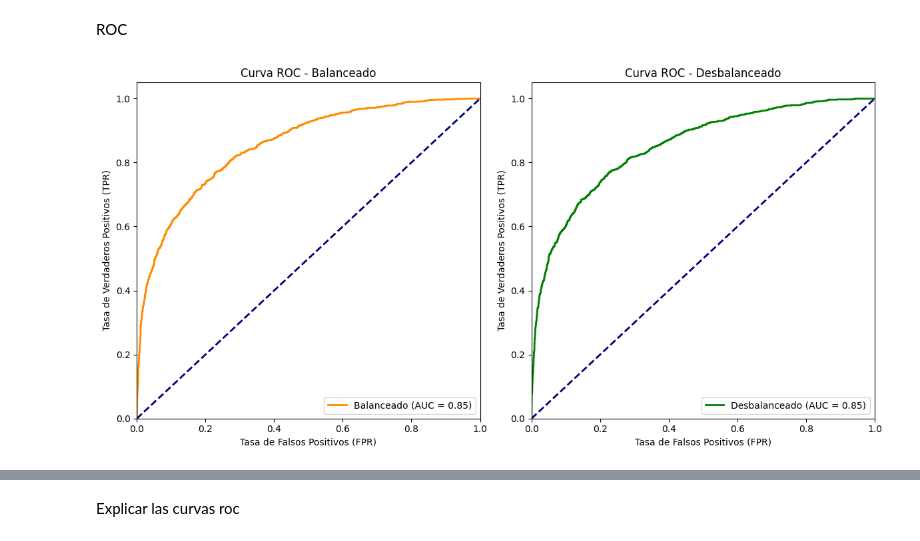
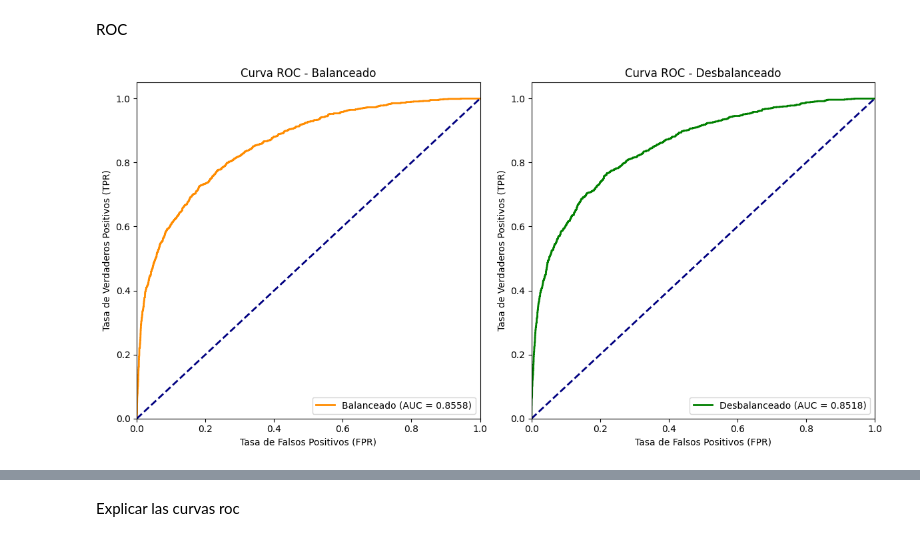
Before and after one commit to nacho-gonz/AA1-TUIA-Gonzalez-Noir, a Jupyter notebook: TP-ClasificacionAA1.ipynb, the cells around one changed output, grey strips where cells are left out. Cells and saved outputs as stored; diff of their text form; code cells hidden in the pictures.

```diff
--- a/TP-ClasificacionAA1.ipynb
+++ b/TP-ClasificacionAA1.ipynb
@@ -426,3 +420,9 @@ x_test_merge_imp = pd.merge(x_test_vacio, x_test_decodif,left_index=True, right_
+# %%
+x_train_merge_iterative = merge_var(x_train_iterative_imputer_pos, x_train_iterative_decodif)
+x_test_merge_iterative = merge_var(x_test_iterative_imputer_pos, x_test_iterative_decodif)
+
+x_train_merge_interpol = merge_var(x_train_interpol_imputer_pos, x_train_interpol_decodif)
+x_test_merge_interpol = merge_var(x_test_interpol_imputer_pos, x_test_interpol_decodif)
 # %% [markdown]
 En este caso sacamos las variables anteriormente decodificadas del dataset, para luego mergearlo con el dataset anterior,
 # %%
@@ -462,6 +462,7 @@ def codificar_variables(dataset):
     dataset_ang.drop('puntos', axis=1, inplace=True)
 
     dataset_codificado = pd.get_dummies(dataset_ang, columns=['Location'], drop_first=True)
+    dataset_codificado['RainToday_Yes'] = dataset_codificado['RainToday_Yes'].astype(int)
     return dataset_codificado
 # %% [markdown]
 En esta celda de código estamos buscando codificar las variables de Date, Location, WindGustDir, WindDir9am y WindDir3pm.
@@ -477 +475,7 @@ x_test_procesado = codificar_variables(x_test_merge_imp)
+# %%
+x_train_procesado_iterative = codificar_variables(x_train_merge_iterative)
+x_test_procesado_iterative = codificar_variables(x_test_merge_iterative)
+
+x_train_procesado_interpol = codificar_variables(x_train_merge_interpol)
+x_test_procesado_interpol = codificar_variables(x_test_merge_interpol)
 # %%
@@ -503,17 +507,17 @@ En la matriz de correlación de variables de Pearson, podemos observar que hay f
 ### Modelo de regresion logistica
 # %%
 modelo_relog =LogisticRegression(class_weight='balanced',random_state=25923)
-modelo_relog.fit(x_train_procesado, y_train_codif)
-y_probs_relog = modelo_relog.predict_proba(x_test_procesado)[:, 1]
+modelo_relog.fit(x_train_procesado_iterative, y_train_codif)
+y_probs_relog = modelo_relog.predict_proba(x_test_procesado_iterative)[:, 1]
 
-y_pred_relog = modelo_relog.predict(x_test_procesado)
+y_pred_relog = modelo_relog.predict(x_test_procesado_iterative)
 
 
 modelo_relog_desba = LogisticRegression(random_state=25923)
-modelo_relog_desba.fit(x_train_procesado, y_train_codif)
-y_probs_relog_desba = modelo_relog_desba.predict_proba(x_test_procesado)[:, 1]
+modelo_relog_desba.fit(x_train_procesado_iterative, y_train_codif)
+y_probs_relog_desba = modelo_relog_desba.predict_proba(x_test_procesado_iterative)[:, 1]
 
-y_pred_relog_desba = modelo_relog_desba.predict(x_test_procesado)
+y_pred_relog_desba = modelo_relog_desba.predict(x_test_procesado_iterative)
 # %%
 # Crear las métricas para el modelo balanceado (Llueve y No Llueve)
 metrics_balanceado_llueve = {
@@ -621,33 +625,33 @@ fpr_relog, tpr_relog, thresholds_relog = roc_curve(y_test_codif, y_probs_relog)
 roc_auc_relog = auc(fpr_relog, tpr_relog)
 
 # Curva ROC para el modelo desbalanceado
 fpr_relog_desba, tpr_relog_desba, thresholds_relog_desba = roc_curve(y_test_codif, y_probs_relog_desba)
 roc_auc_relog_desba = auc(fpr_relog_desba, tpr_relog_desba)
 
 # Crear la figura con 2 subplots (1 fila, 2 columnas)
 fig, axes = plt.subplots(1, 2, figsize=(12, 6))
 
 # Gráfico para el modelo balanceado
-axes[0].plot(fpr_relog, tpr_relog, color='darkorange', lw=2, label='Balanceado (AUC = %0.2f)' % roc_auc_relog)
+axes[0].plot(fpr_relog, tpr_relog, color='darkorange', lw=2, label='Balanceado (AUC = %0.4f)' % roc_auc_relog)
 axes[0].plot([0, 1], [0, 1], color='navy', lw=2, linestyle='--')
 axes[0].set_xlim([0.0, 1.0])
 axes[0].set_ylim([0.0, 1.05])
 axes[0].set_xlabel('Tasa de Falsos Positivos (FPR)')
 axes[0].set_ylabel('Tasa de Verdaderos Positivos (TPR)')
 axes[0].set_title('Curva ROC - Balanceado')
 axes[0].legend(loc="lower right")
 
 # Gráfico para el modelo desbalanceado
-axes[1].plot(fpr_relog_desba, tpr_relog_desba, color='green', lw=2, label='Desbalanceado (AUC = %0.2f)' % roc_auc_relog_desba)
+axes[1].plot(fpr_relog_desba, tpr_relog_desba, color='green', lw=2, label='Desbalanceado (AUC = %0.4f)' % roc_auc_relog_desba)
 axes[1].plot([0, 1], [0, 1], color='navy', lw=2, linestyle='--')
 axes[1].set_xlim([0.0, 1.0])
 axes[1].set_ylim([0.0, 1.05])
 axes[1].set_xlabel('Tasa de Falsos Positivos (FPR)')
 axes[1].set_ylabel('Tasa de Verdaderos Positivos (TPR)')
 axes[1].set_title('Curva ROC - Desbalanceado')
 axes[1].legend(loc="lower right")
 
 plt.tight_layout()
 plt.show()
 # %% [output]
-[figure, old version]
+[figure, new version]
```
Also changed, not shown: parts of 20 cells of this notebook.
